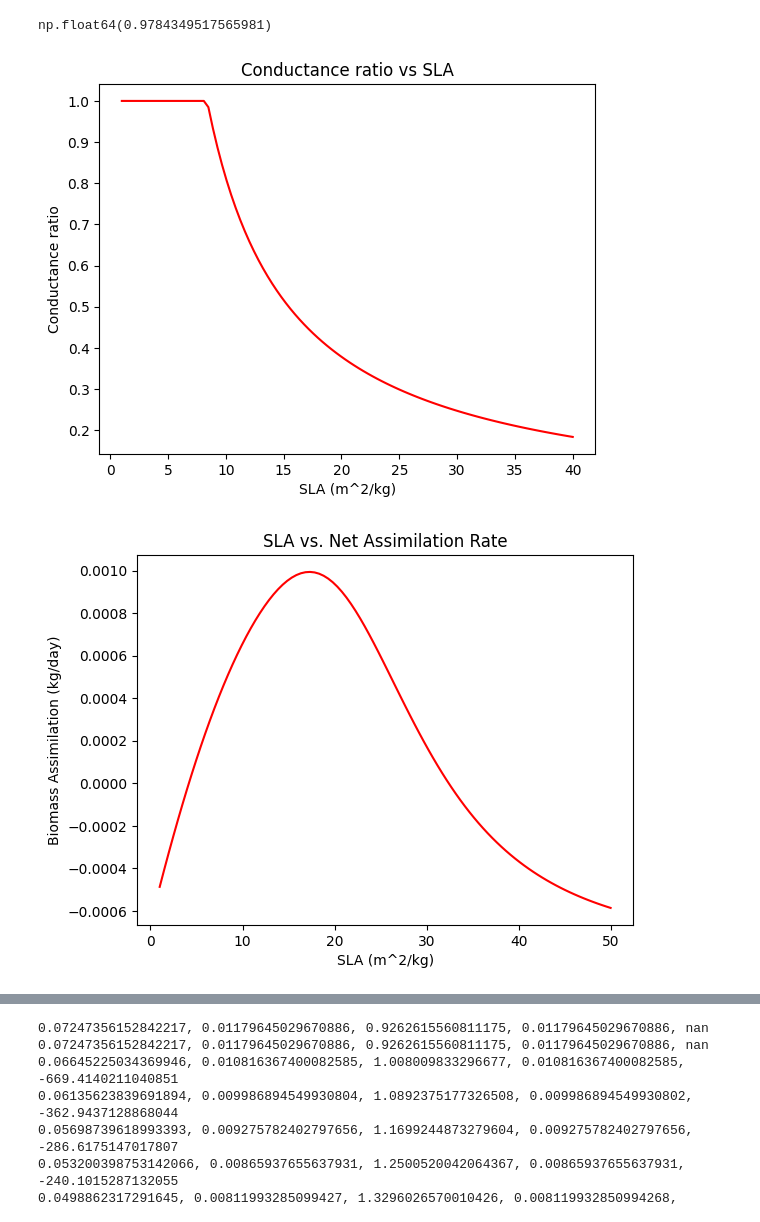
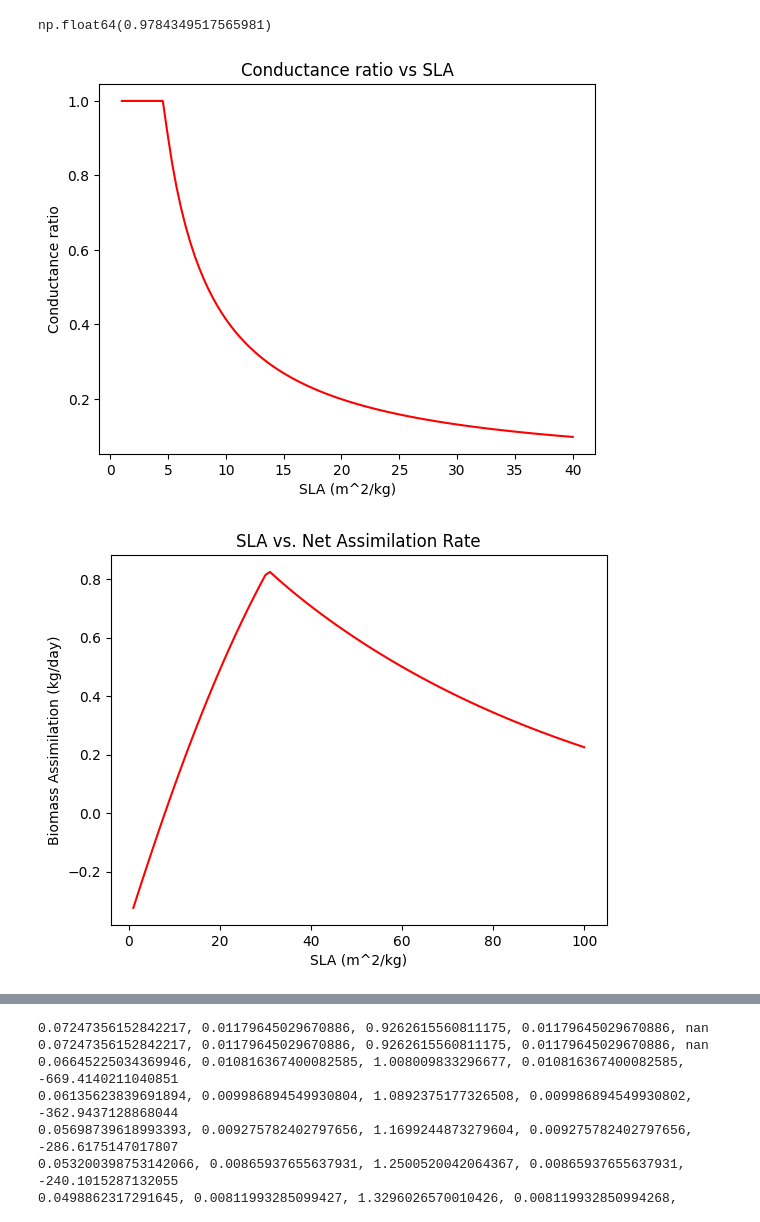
Before and after one commit to MustriM95/ScaledOptim, a Jupyter notebook: Simulations.ipynb, the cells around one changed output, grey strips where cells are left out. Drawn from its saved outputs; the diff is of its cells as text; code cells hidden in the pictures.

```diff
--- a/Simulations.ipynb
+++ b/Simulations.ipynb
@@ -18,7 +17,7 @@ np.float64(0.9784349517565981)
 # %%
 g_comp_vect = np.vectorize(g_compensation)
 x = np.linspace(1, 40, 100)
-y =  g_comp_vect(eSLA=x, h=10, p_inc=0.5, T_A=40, gsday_s=17, gsday_e=165)
+y =  g_comp_vect(eSLA=x, h=20, p_inc=0.5, T_A=40, gsday_s=17, gsday_e=165)
 
 plot = plt.plot(x, y, color='red')
 
@@ -28,19 +27,19 @@ plt.ylabel('Conductance ratio')
 
 plt.show(plot)
 # %% [output]
-[figure, old version]
+[figure, new version]
 # %%
-G_vect = np.vectorize(G_de)
-x = np.linspace(1, 50, 100)
-y =  G_vect(eSLA=x, h=2, p_inc=0.5, T_A=10, kappa = 1.42272727, kap=3.1269697,  gsday_s=17, gsday_e=165)[3]
+G_vect = np.vectorize(G_de_alt)
+x = np.linspace(1, 100, 100)
+y =  G_vect(eSLA=x, h=10, p_inc=0.75, T_A=20, gsday_s=17, gsday_e=165)[0]
 
 plot = plt.plot(x, y, color='red')
 
 plt.title('SLA vs. Net Assimilation Rate')
 plt.xlabel('SLA (m^2/kg)')
 plt.ylabel('Biomass Assimilation (kg/day)')
 
 plt.show(plot)
 # %% [output]
-[figure, old version]
+[figure, new version]
 # %%
```
Also changed, not shown: parts of 4 cells of this notebook, 4 other files.
